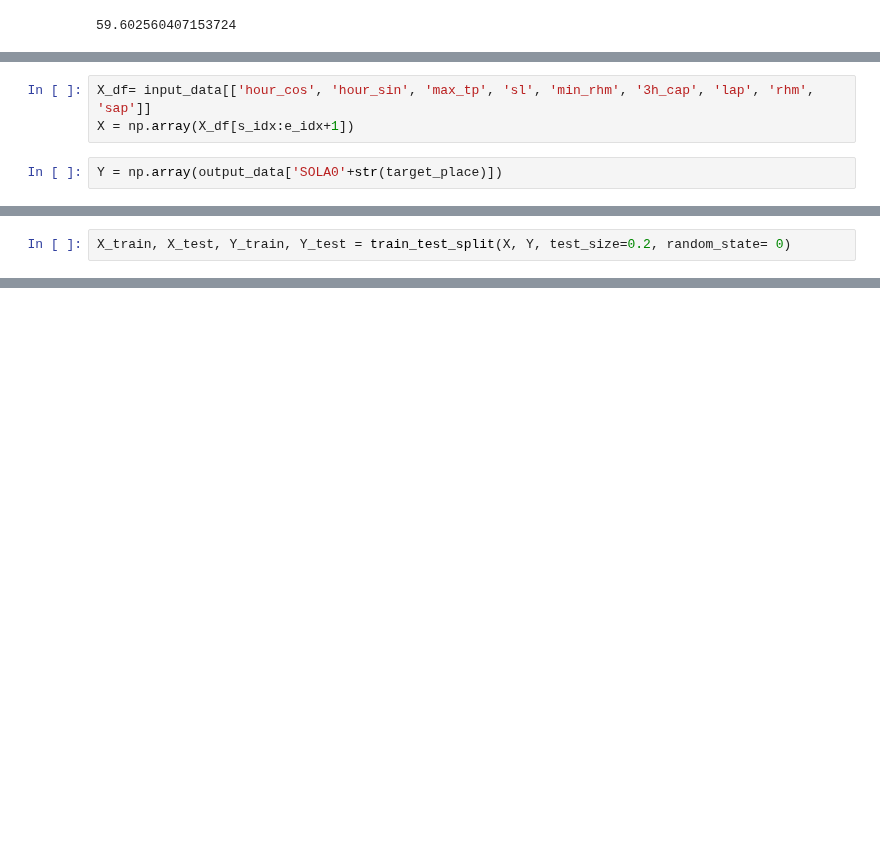
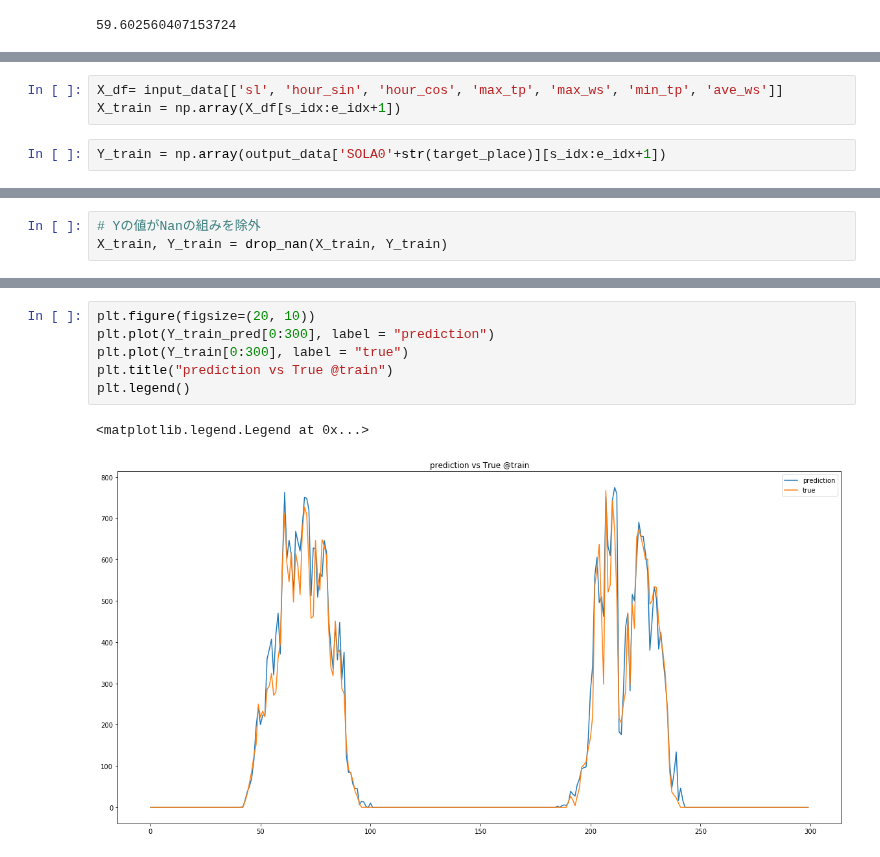
Before and after one commit to gciteam6/predict_amd, a Jupyter notebook: predict_output_by_realdata.ipynb, the cells around one changed output, grey strips where cells are left out. Cells and saved outputs as stored; diff of their text form; blank space fills up the shorter version.

Commit message:
add modified small data analsys

```diff
--- a/predict_output_by_realdata.ipynb
+++ b/predict_output_by_realdata.ipynb
@@ -220,5 +229,5 @@ np.abs(np.array(tmp['pred'] - tmp['true'])).mean()
 # %%
-X_df= input_data[['hour_cos', 'hour_sin', 'max_tp', 'sl', 'min_rhm', '3h_cap', 'lap', 'rhm', 'sap']]
-X = np.array(X_df[s_idx:e_idx+1])
+X_df= input_data[['sl', 'hour_sin', 'hour_cos', 'max_tp', 'max_ws', 'min_tp', 'ave_ws']]
+X_train = np.array(X_df[s_idx:e_idx+1])
 # %%
-Y = np.array(output_data['SOLA0'+str(target_place)])
+Y_train = np.array(output_data['SOLA0'+str(target_place)][s_idx:e_idx+1])
@@ -228,2 +234,3 @@ X, Y = drop_nan(X, Y)
-# %%
-X_train, X_test, Y_train, Y_test = train_test_split(X, Y, test_size=0.2, random_state= 0)
+# %%
+# Yの値がNanの組みを除外
+X_train, Y_train = drop_nan(X_train, Y_train)
@@ -240,0 +254,9 @@ test_mae :  61.0095867828
+# %%
+plt.figure(figsize=(20, 10))
+plt.plot(Y_train_pred[0:300], label = "prediction")
+plt.plot(Y_train[0:300], label = "true")
+plt.title("prediction vs True @train")
+plt.legend()
+# %% [output]
+<matplotlib.legend.Legend at 0x...>
+[figure, added]
```
Also changed, not shown: parts of 14 cells of this notebook.
